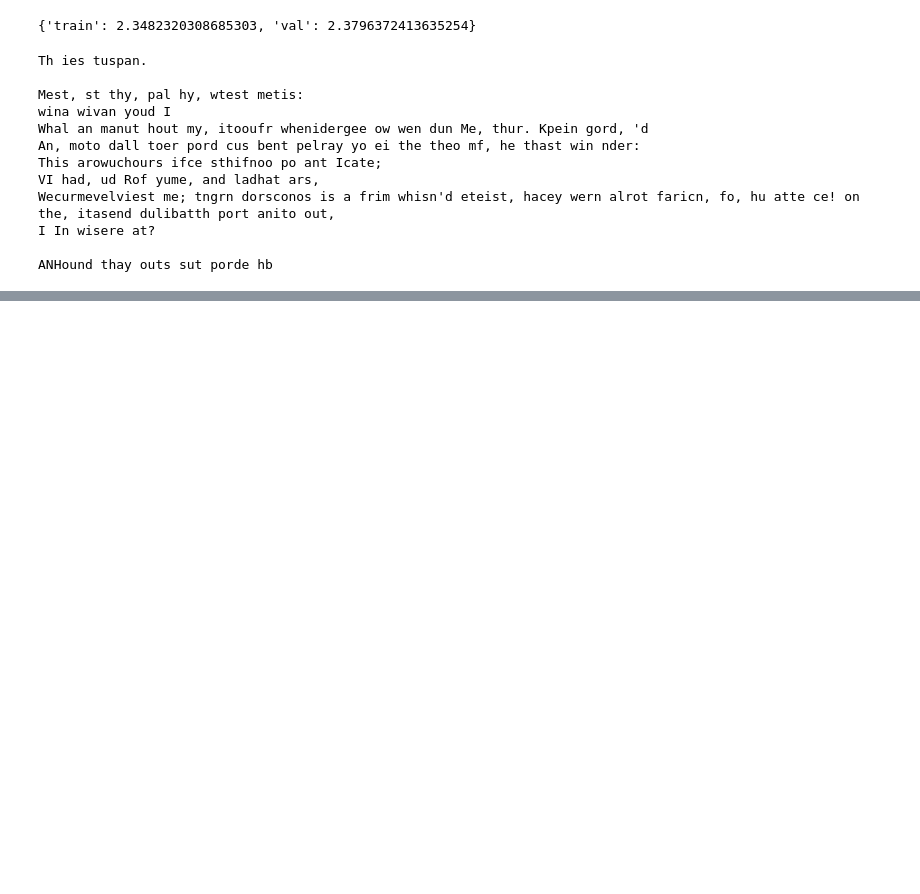
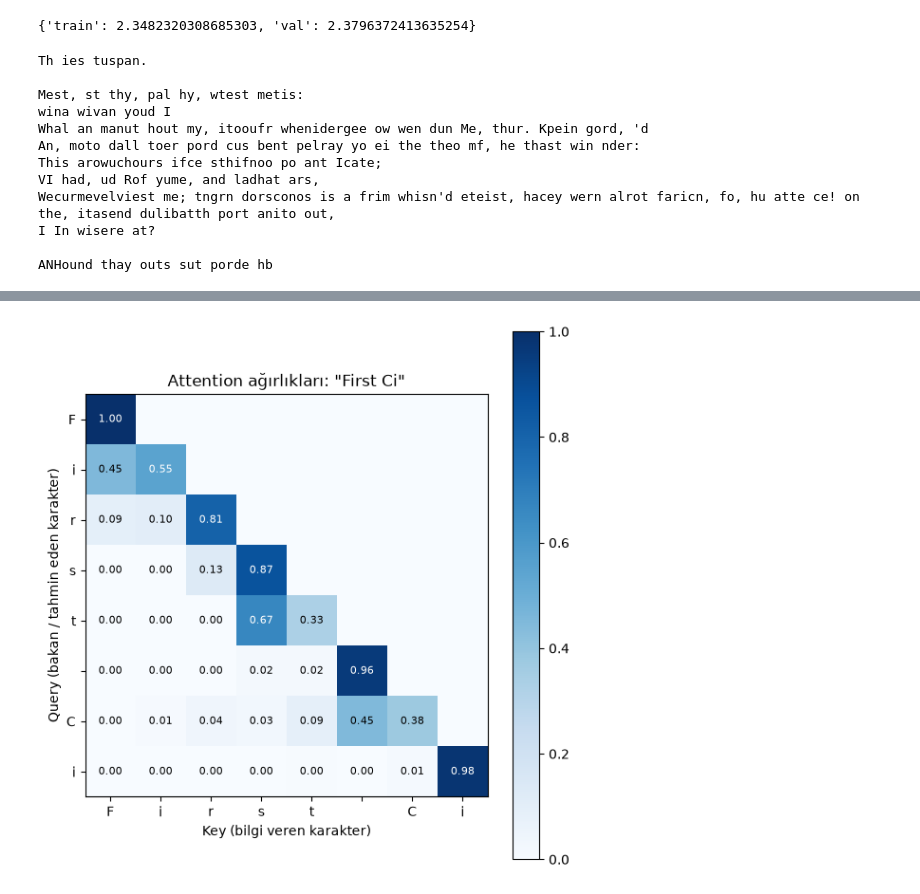
Before and after one commit to nursena8/yz50, a Jupyter notebook: hafta_7/building_gpt.ipynb, the cells around one changed output, grey strips where cells are left out. Cells and saved outputs as stored; diff of their text form; code cells hidden in the pictures; blank space fills up the shorter version.

```diff
--- a/hafta_7/building_gpt.ipynb
+++ b/hafta_7/building_gpt.ipynb
@@ -721,0 +726,18 @@ ANHound thay outs sut porde hb
+# %%
+m.eval()
+with torch.no_grad():
+    idx = train_data[:block_size].unsqueeze(0)              # (1, block_size) - gerçek bir cümle parçası
+    tok_emb = m.token_embedding_table(idx)
+    pos_emb = m.position_embedding_table(torch.arange(block_size))
+    x = tok_emb + pos_emb
+    k = m.sa_head.key(x)
+    q = m.sa_head.query(x)
+    wei = q @ k.transpose(-2, -1) * x.shape[-1]**-0.5
+    wei = wei.masked_fill(m.sa_head.tril[:block_size, :block_size] == 0, float('-inf'))
+    wei = F.softmax(wei, dim=-1)
+m.train()
+
+chars_in_example = [itos[i.item()] for i in idx[0]]
+print("Karakterler:", chars_in_example)
+wei_matrix = wei[0]
+print(wei_matrix)
@@ -721,0 +762,24 @@ ANHound thay outs sut porde hb
+# %%
+fig, ax = plt.subplots(figsize=(6, 6))
+im = ax.imshow(wei_matrix.detach().numpy(), cmap='Blues')
+
+ax.set_xticks(range(block_size))
+ax.set_xticklabels(chars_in_example)
+ax.set_yticks(range(block_size))
+ax.set_yticklabels(chars_in_example)
+ax.set_xlabel("Key (bilgi veren karakter)")
+ax.set_ylabel("Query (bakan / tahmin eden karakter)")
+
+for i in range(block_size):
+    for j in range(block_size):
+        val = wei_matrix[i, j].item()
+        if val > 0:
+            ax.text(j, i, f"{val:.2f}", ha='center', va='center',
+                     color='white' if val > 0.5 else 'black', fontsize=8)
+
+plt.colorbar(im)
+plt.title(f"Attention ağırlıkları: \"{''.join(chars_in_example)}\"")
+plt.tight_layout()
+plt.show()
+# %% [output]
+[figure, added]
```
Also changed, not shown: parts of 3 cells of this notebook.
